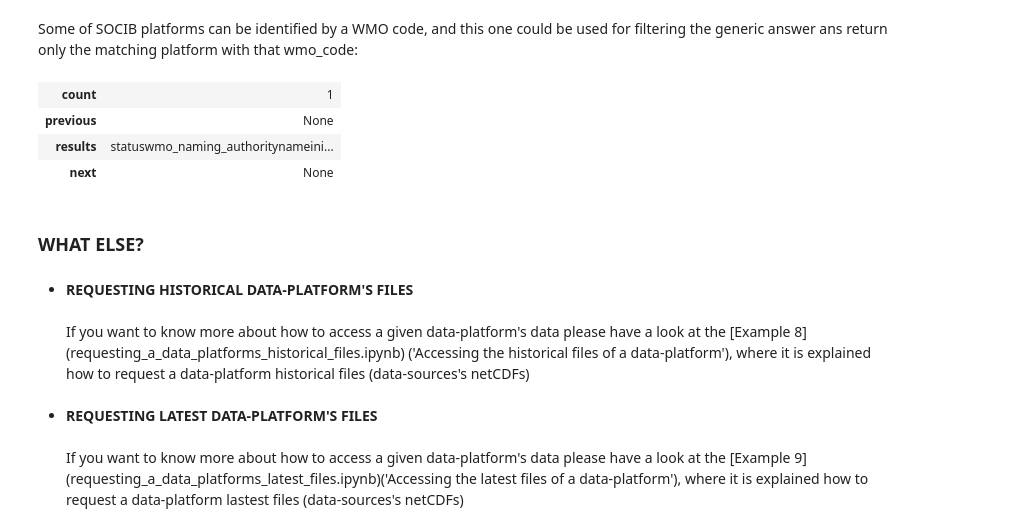
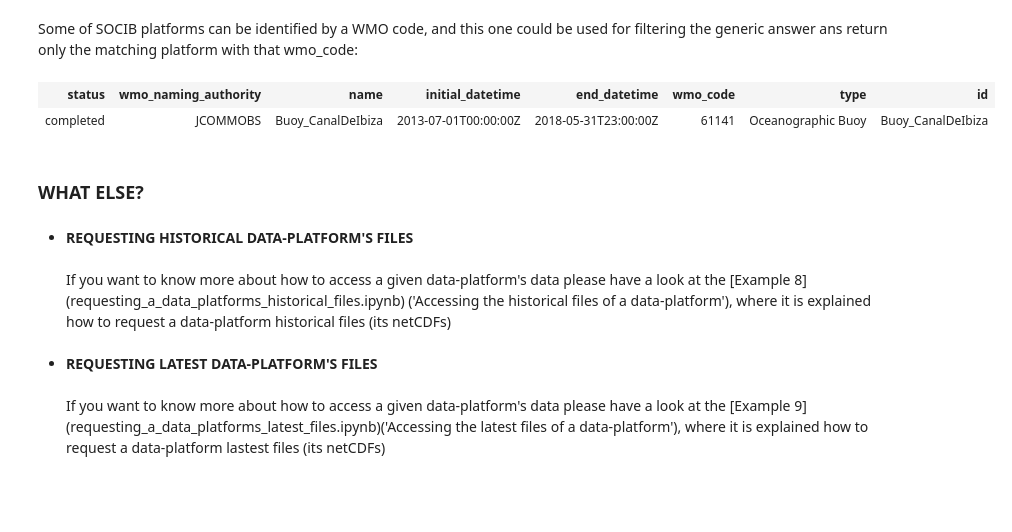
Before and after one commit to socib/API_examples, a Jupyter notebook: data_platforms/searching_for_certain_data_platforms.ipynb, the cells around one changed output. Saved outputs shown, nothing was run; the diff lists cells and outputs as text; code cells hidden in the pictures; blank space fills up the shorter version.

Commit message:
data-platforms notebooks updated to match last changes in API layout

```diff
--- a/data_platforms/searching_for_certain_data_platforms.ipynb
+++ b/data_platforms/searching_for_certain_data_platforms.ipynb
@@ -179,19 +179,17 @@ Some of SOCIB platforms can be identified by a WMO code, and this one could be u
 # %%
 end_point = '/data-platforms/'
 url_addons = "?wmo_code=%s"%(61141)
 request = requests.get('%s%s%s' % (api_url, end_point,url_addons), headers=headers)
 response = json.loads(request.text)
-HTML(json2html.convert(json=response))
+HTML(json2html.convert(json=response['results']))
 # %% [output]
-| count | 1 |
-| previous | None |
-| results | statuswmo_naming_authoritynameini... |
-| next | None |
+| status | wmo_naming_authority | name | initial_datetime | end_datetime | wmo_code | type | id |
+| completed | JCOMMOBS | Buoy_CanalDeIbiza | 2013-07-01T00:00:00Z | 2018-05-31T23:00:00Z | 61141 | Oceanographic Buoy | Buoy_CanalDeIbiza |
 # %% [markdown]
 <h3>WHAT ELSE?</h3>
 # %% [markdown]
 <ul>
-<li><b>REQUESTING HISTORICAL DATA-PLATFORM'S FILES</b> <br><br> If you want to know more about how to access a given data-platform's data please have a look at the [Example 8](requesting_a_data_platforms_historical_files.ipynb) ('Accessing the historical files of a data-platform'), where it is explained how to request a data-platform historical files (data-sources's netCDFs)</li>
+<li><b>REQUESTING HISTORICAL DATA-PLATFORM'S FILES</b> <br><br> If you want to know more about how to access a given data-platform's data please have a look at the [Example 8](requesting_a_data_platforms_historical_files.ipynb) ('Accessing the historical files of a data-platform'), where it is explained how to request a data-platform historical files (its netCDFs)</li>
 <br>
-<li><b>REQUESTING LATEST DATA-PLATFORM'S FILES</b> <br><br> If you want to know more about how to access a given data-platform's data please have a look at the [Example 9](requesting_a_data_platforms_latest_files.ipynb)('Accessing the latest files of a data-platform'), where it is explained how to request a data-platform lastest files (data-sources's netCDFs)</li>
+<li><b>REQUESTING LATEST DATA-PLATFORM'S FILES</b> <br><br> If you want to know more about how to access a given data-platform's data please have a look at the [Example 9](requesting_a_data_platforms_latest_files.ipynb)('Accessing the latest files of a data-platform'), where it is explained how to request a data-platform lastest files (its netCDFs)</li>
 </ul>
```
Also changed, not shown: parts of 5 cells of this notebook, 1 other file.
